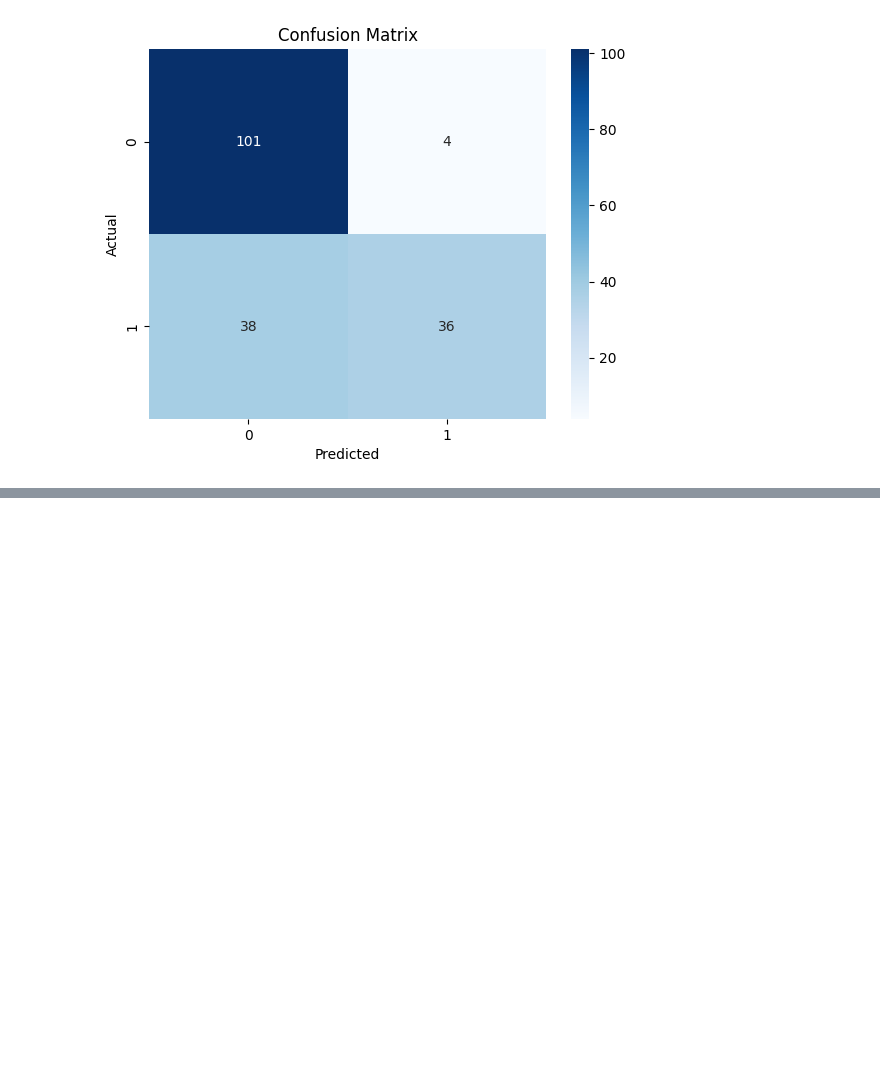
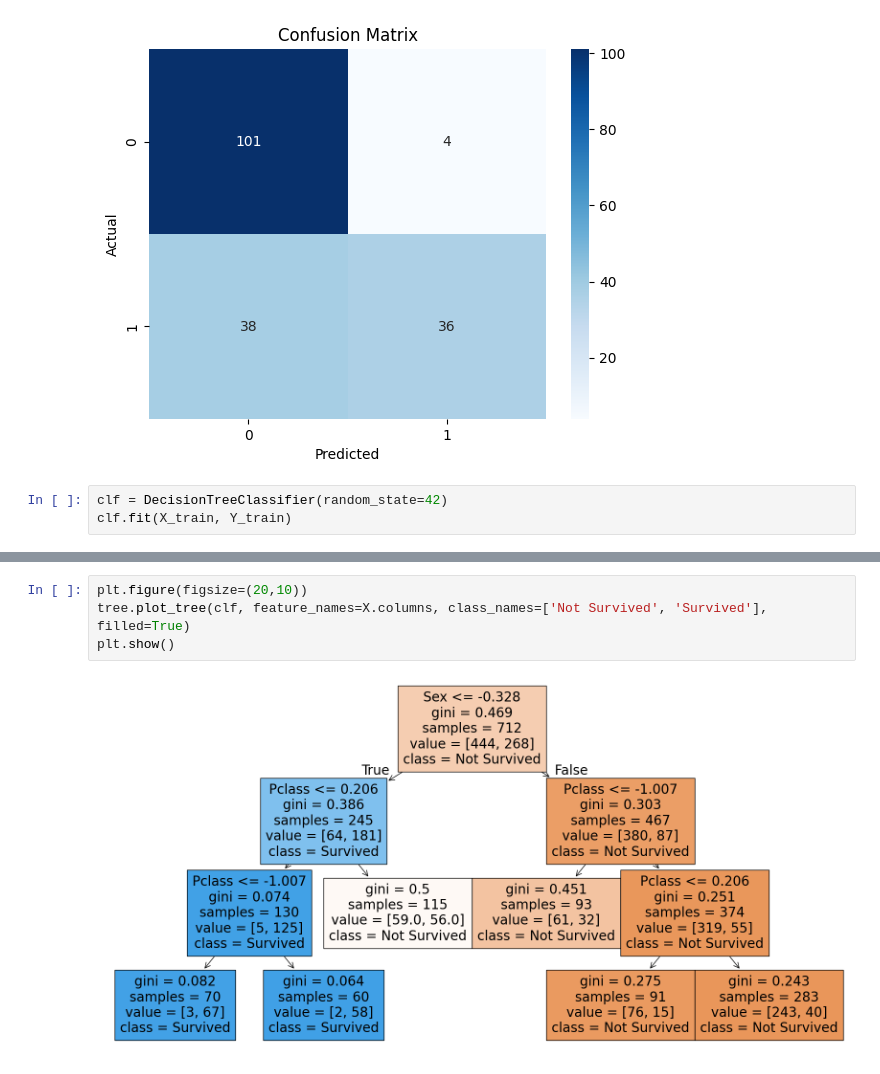
Before and after one commit to shivxm01/CodSoft, a Jupyter notebook: TitanicSurvival.ipynb, the cells around one changed output, grey strips where cells are left out. Saved outputs shown, nothing was run; the diff lists cells and outputs as text; blank space fills up the shorter version.

```diff
--- a/TitanicSurvival.ipynb
+++ b/TitanicSurvival.ipynb
@@ -253,3 +255,6 @@ plt.ylabel('Actual')
 plt.show()
 # %% [output]
 [figure]
+# %%
+clf = DecisionTreeClassifier(random_state=42)
+clf.fit(X_train, Y_train)
@@ -255,0 +276,6 @@ plt.show()
+# %%
+plt.figure(figsize=(20,10))
+tree.plot_tree(clf, feature_names=X.columns, class_names=['Not Survived', 'Survived'], filled=True)
+plt.show()
+# %% [output]
+[figure, added]
```
Also changed, not shown: parts of 4 cells of this notebook.
